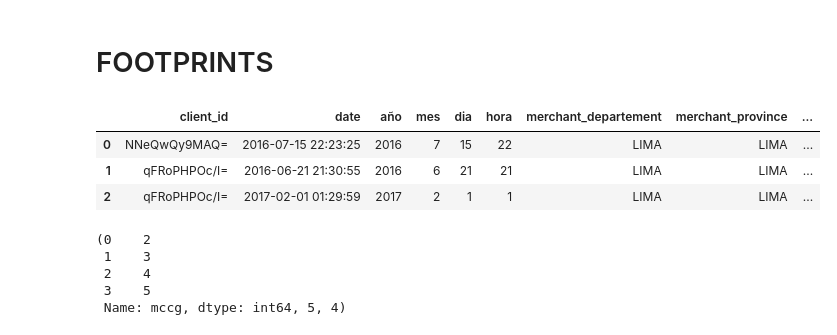
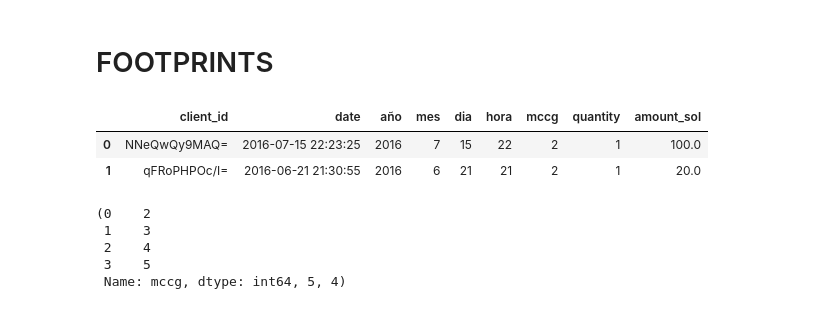
Before and after one commit to johnkbarrera/TemporalTXs, a Jupyter notebook: CLUSTER OF TENSORS/(4) BUILDING OF INDIVIDUAL FOOTPRINTS.ipynb, the cells around one changed output. Cells and saved outputs as stored; diff of their text form; code cells hidden in the pictures.

```diff
--- a/CLUSTER OF TENSORS/(4) BUILDING OF INDIVIDUAL FOOTPRINTS.ipynb
+++ b/CLUSTER OF TENSORS/(4) BUILDING OF INDIVIDUAL FOOTPRINTS.ipynb
@@ -12,17 +12,17 @@ import os, sys
 # %%
 
 def leer_data():
     outfile='./SOURCES/data.csv'
     data = pd.read_csv(outfile)
     return data
 
 data_original = leer_data()
-data_original.head(3)
+data = data_original[['client_id','date','año','mes','dia','hora','mccg','quantity','amount_sol']]
+data.head(2)
 # %% [output]
-|  | client_id | date | año | mes | dia | hora | merchant_departement | merchant_province | ... |
-| 0 | NNeQwQy9MAQ= | 2016-07-15 22:23:25 | 2016 | 7 | 15 | 22 | LIMA | LIMA | ... |
-| 1 | qFRoPHPOc/I= | 2016-06-21 21:30:55 | 2016 | 6 | 21 | 21 | LIMA | LIMA | ... |
-| 2 | qFRoPHPOc/I= | 2017-02-01 01:29:59 | 2017 | 2 | 1 | 1 | LIMA | LIMA | ... |
+|  | client_id | date | año | mes | dia | hora | mccg | quantity | amount_sol |
+| 0 | NNeQwQy9MAQ= | 2016-07-15 22:23:25 | 2016 | 7 | 15 | 22 | 2 | 1 | 100.0 |
+| 1 | qFRoPHPOc/I= | 2016-06-21 21:30:55 | 2016 | 6 | 21 | 21 | 2 | 1 | 20.0 |
 # %%
 mccgs = ((data.groupby(['mccg'], as_index=False, sort=True)).count())['mccg']
 mccgs,mccgs[3],len(mccgs)
```
Also changed, not shown: parts of 2 cells of this notebook, 2 other files.
